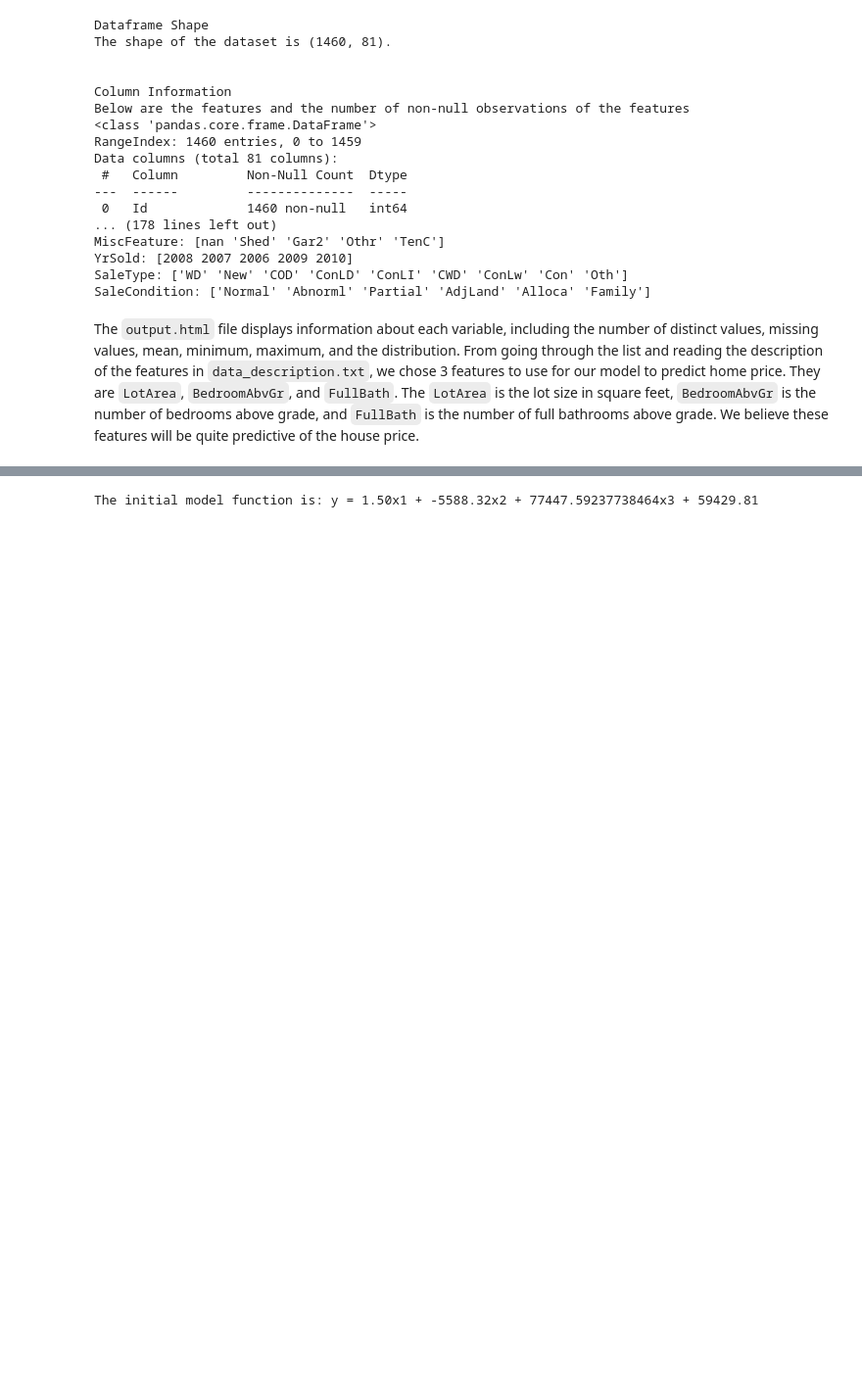
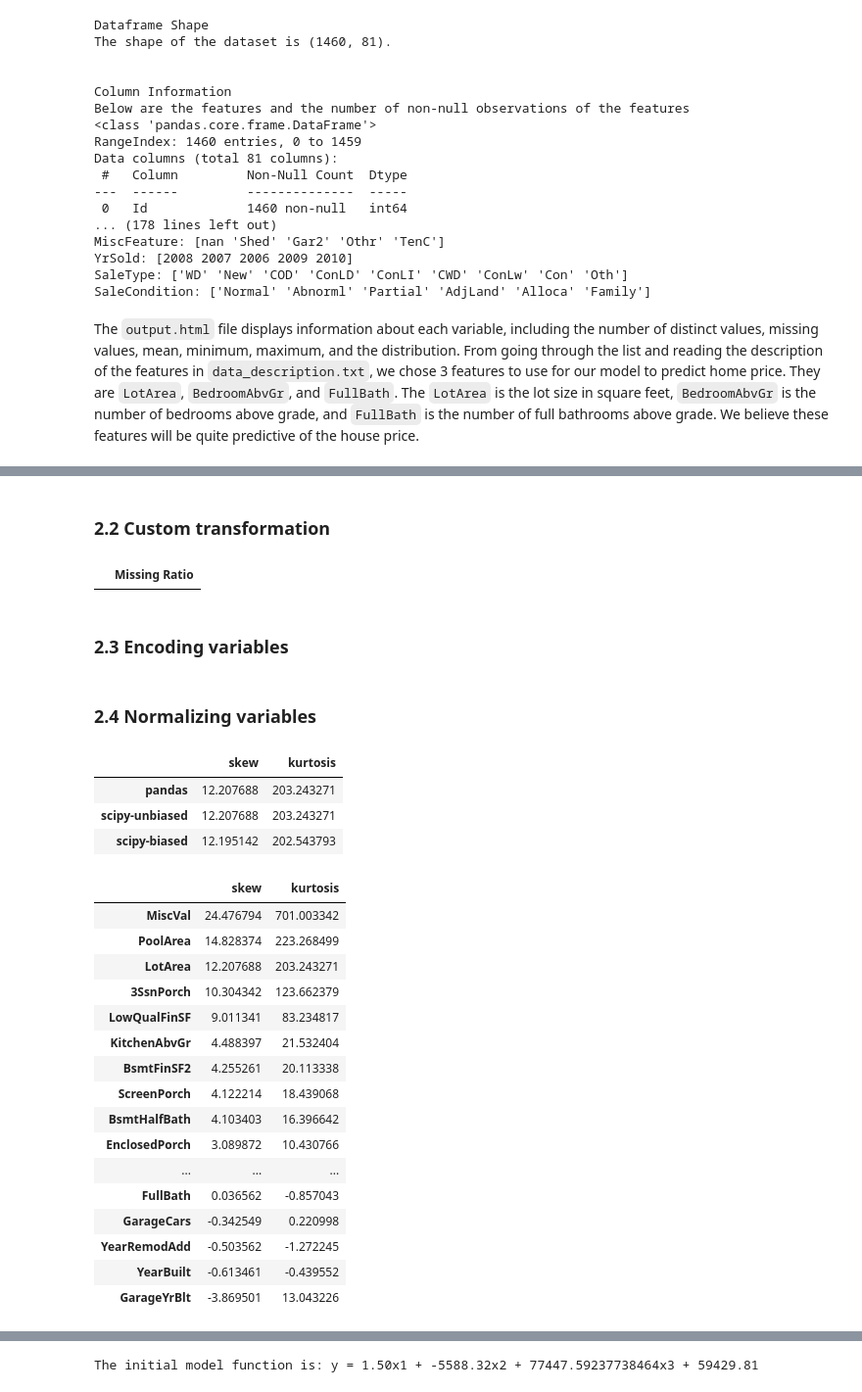
Before and after one commit to Sean-Koval/207-project-home-price, a Jupyter notebook: notebooks/baseline.ipynb, the cells around one changed output, grey strips where cells are left out. Shown at 98% size. Cells and saved outputs as stored; diff of their text form; code cells hidden in the pictures; blank space fills up the shorter version.

```diff
--- a/notebooks/baseline.ipynb
+++ b/notebooks/baseline.ipynb
@@ -103,0 +239,2 @@ The `output.html` file displays information about each variable, including the n
+# %% [markdown]
+### 2.2 Custom transformation
@@ -103,0 +257,7 @@ The `output.html` file displays information about each variable, including the n
+# %%
+# Check that there are no remaining missing values
+missing_ratio(house_train)
+# %% [output]
+|  | Missing Ratio |
+# %% [markdown]
+### 2.3 Encoding variables
@@ -103,0 +267,48 @@ The `output.html` file displays information about each variable, including the n
+# %% [markdown]
+### 2.4 Normalizing variables
+# %%
+# Explore skew and kurtosis functions in pandas and scipy
+pd_skew    = house_train['LotArea'].skew()
+pd_kurt    = house_train['LotArea'].kurt()
+sci_skew   = skew(house_train['LotArea'], bias=False)
+sci_kurt   = kurtosis(house_train['LotArea'], bias=False)
+sci_skew_b = skew(house_train['LotArea'], bias=True)
+sci_kurt_b = kurtosis(house_train['LotArea'], bias=True)
+
+pd.DataFrame({'skew': [pd_skew, sci_skew, sci_skew_b],
+              'kurtosis': [pd_kurt, sci_kurt, sci_kurt_b]},
+             index=['pandas', 'scipy-unbiased', 'scipy-biased']
+            )
+# %% [output]
+|  | skew | kurtosis |
+| pandas | 12.207688 | 203.243271 |
+| scipy-unbiased | 12.207688 | 203.243271 |
+| scipy-biased | 12.195142 | 202.543793 |
+# %%
+# Calculate skew and kurtosis of all numerical features
+num_features = house_train.dtypes[house_train.dtypes != "object"].index
+skew_features = house_train[num_features].apply(lambda x: pd.Series({'skew': x.skew(),
+                                                                     'kurtosis': x.kurtosis()
+                                                                    }))
+skew_df = pd.DataFrame({'skew': skew_features.loc['skew'],
+                        'kurtosis': skew_features.loc['kurtosis']
+                       }).sort_values(by='skew', ascending=False)
+skew_df
+# %% [output]
+|  | skew | kurtosis |
+| MiscVal | 24.476794 | 701.003342 |
+| PoolArea | 14.828374 | 223.268499 |
+| LotArea | 12.207688 | 203.243271 |
+| 3SsnPorch | 10.304342 | 123.662379 |
+| LowQualFinSF | 9.011341 | 83.234817 |
+| KitchenAbvGr | 4.488397 | 21.532404 |
+| BsmtFinSF2 | 4.255261 | 20.113338 |
+| ScreenPorch | 4.122214 | 18.439068 |
+| BsmtHalfBath | 4.103403 | 16.396642 |
+| EnclosedPorch | 3.089872 | 10.430766 |
+| ... | ... | ... |
+| FullBath | 0.036562 | -0.857043 |
+| GarageCars | -0.342549 | 0.220998 |
+| YearRemodAdd | -0.503562 | -1.272245 |
+| YearBuilt | -0.613461 | -0.439552 |
+| GarageYrBlt | -3.869501 | 13.043226 |
```
Also changed, not shown: parts of 26 cells of this notebook.
